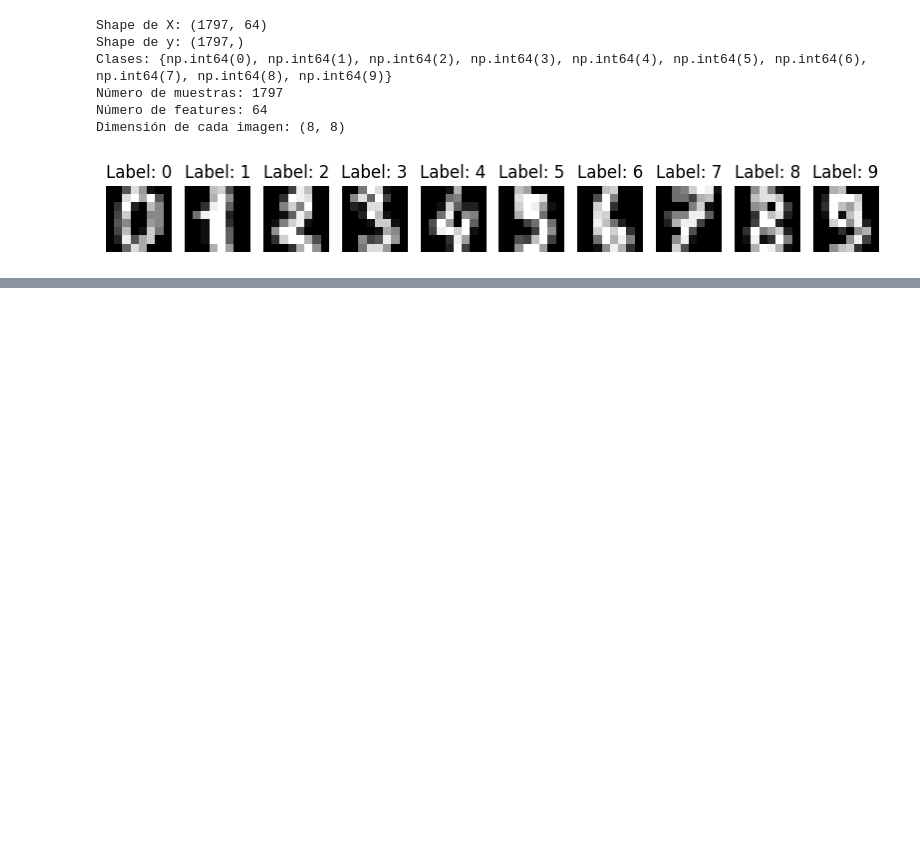
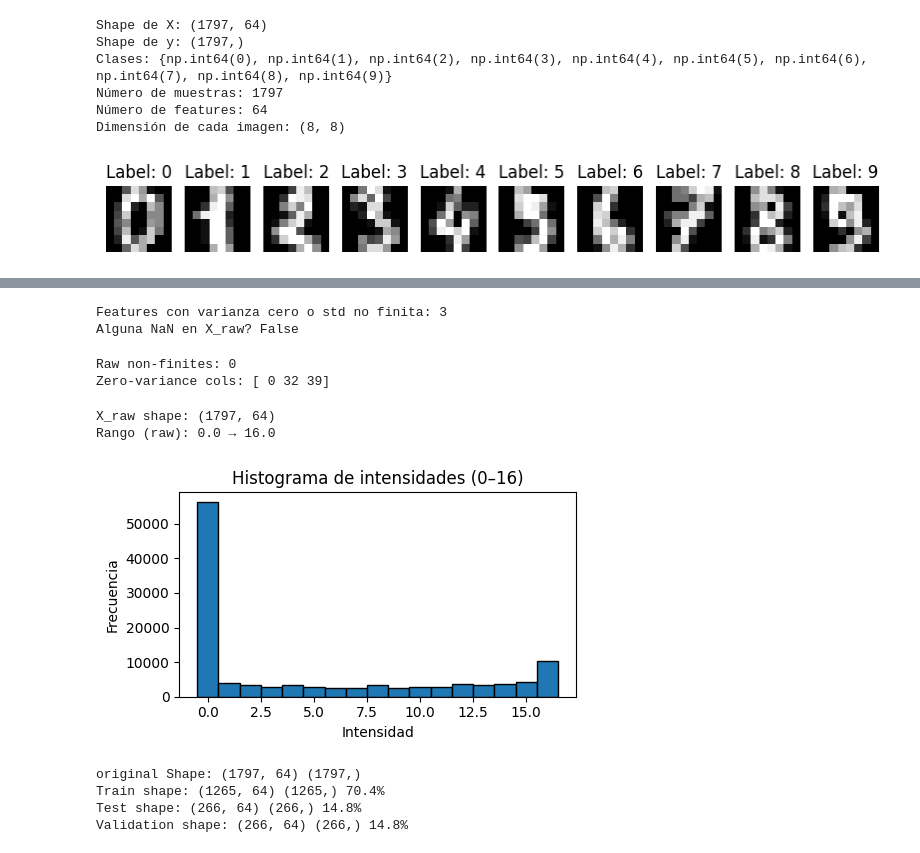
Before and after one commit to A01750817/Modulo2AnalisisyReporteSobreElDesempe-oDelModelo, a Jupyter notebook: Practica.ipynb, the cells around one changed output, grey strips where cells are left out. Drawn from its saved outputs; the diff is of its cells as text; code cells hidden in the pictures; blank space fills up the shorter version.

```diff
--- a/Practica.ipynb
+++ b/Practica.ipynb
@@ -35,0 +79,23 @@ plt.show()
+# %%
+# Diagnóstico de varianza y NaNs antes del escalado (usar X_raw)
+stds_raw = X_raw.std(axis=0)
+zero_var_count = np.sum((stds_raw == 0) | ~np.isfinite(stds_raw))
+print("Features con varianza cero o std no finita:", int(zero_var_count))
+print("Alguna NaN en X_raw?", np.isnan(X_raw).any())
+# %% [output]
+Features con varianza cero o std no finita: 3
+Alguna NaN en X_raw? False
+# %%
+# Comprobaciones sobre datos crudos (definir X_before_scaling)
+X_before_scaling = X_raw
+assert np.issubdtype(X_before_scaling.dtype, np.number), "Non-numeric dtype detected"
+
+# Pre-existing non-finites, esto sirve para identificar NaNs o infs en los datos
+print("Raw non-finites:", (~np.isfinite(X_before_scaling)).sum())
+
+# Zero-variance columns (σ = 0), esto sirve para identificar columnas que no aportan información
+std0_cols = np.where(np.nanstd(X_before_scaling, axis=0) == 0)[0]
+print("Zero-variance cols:", std0_cols)
+# %% [output]
+Raw non-finites: 0
+Zero-variance cols: [ 0 32 39]
@@ -35,0 +119,16 @@ plt.show()
+# %%
+import numpy as np
+import matplotlib.pyplot as plt
+
+print("X_raw shape:", X_raw.shape)  # (1797, 64)
+print("Rango (raw):", X_raw.min(), "→", X_raw.max())
+
+plt.figure(figsize=(5,3))
+plt.hist(X_raw.ravel(), bins=np.arange(-0.5, 17.5, 1), edgecolor='k')
+plt.title("Histograma de intensidades (0–16)")
+plt.xlabel("Intensidad"); plt.ylabel("Frecuencia")
+plt.tight_layout(); plt.show()
+# %% [output]
+X_raw shape: (1797, 64)
+Rango (raw): 0.0 → 16.0
+[figure, added]
@@ -35,0 +155,13 @@ plt.show()
+# %%
+
+# Split primero, luego escalar con estadísticos del train
+# mostrando la separacion de los datos
+print("original Shape:", X_use.shape, y_use.shape)
+print("Train shape:", X_train.shape, y_train.shape, f"{100 * len(y_train) / len(y_use):.1f}%")
+print("Test shape:", X_test.shape, y_test.shape, f"{100 * len(y_test) / len(y_use):.1f}%")
+print("Validation shape:", X_val.shape, y_val.shape, f"{100 * len(y_val) / len(y_use):.1f}%")
+# %% [output]
+original Shape: (1797, 64) (1797,)
+Train shape: (1265, 64) (1265,) 70.4%
+Test shape: (266, 64) (266,) 14.8%
+Validation shape: (266, 64) (266,) 14.8%
```
Also changed, not shown: parts of 16 cells of this notebook, 3 other files.
